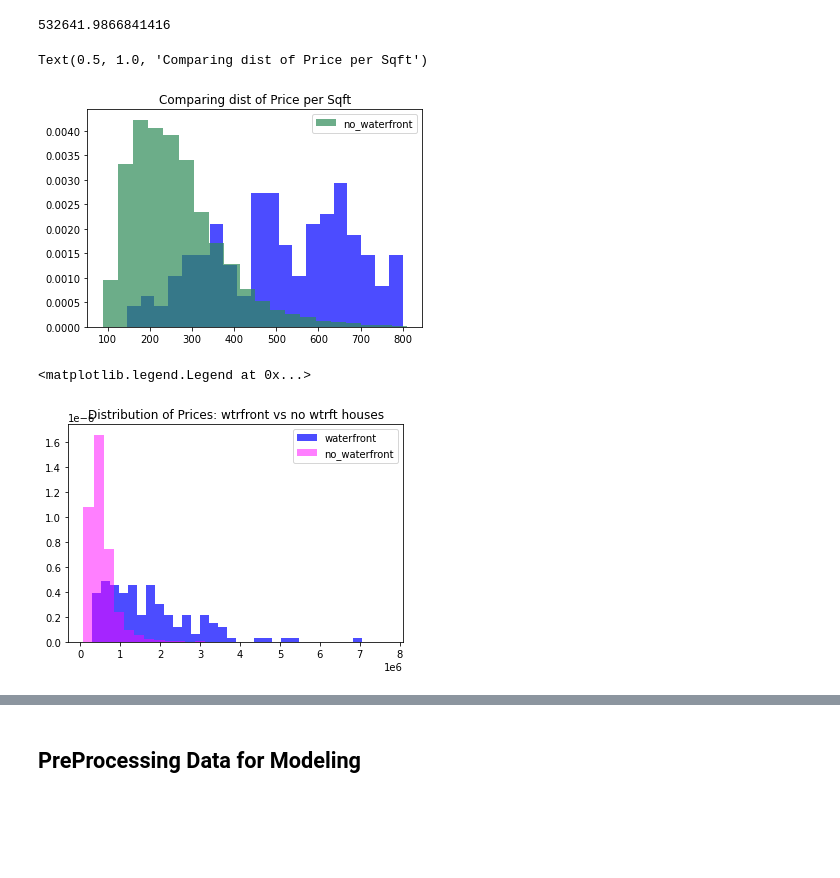
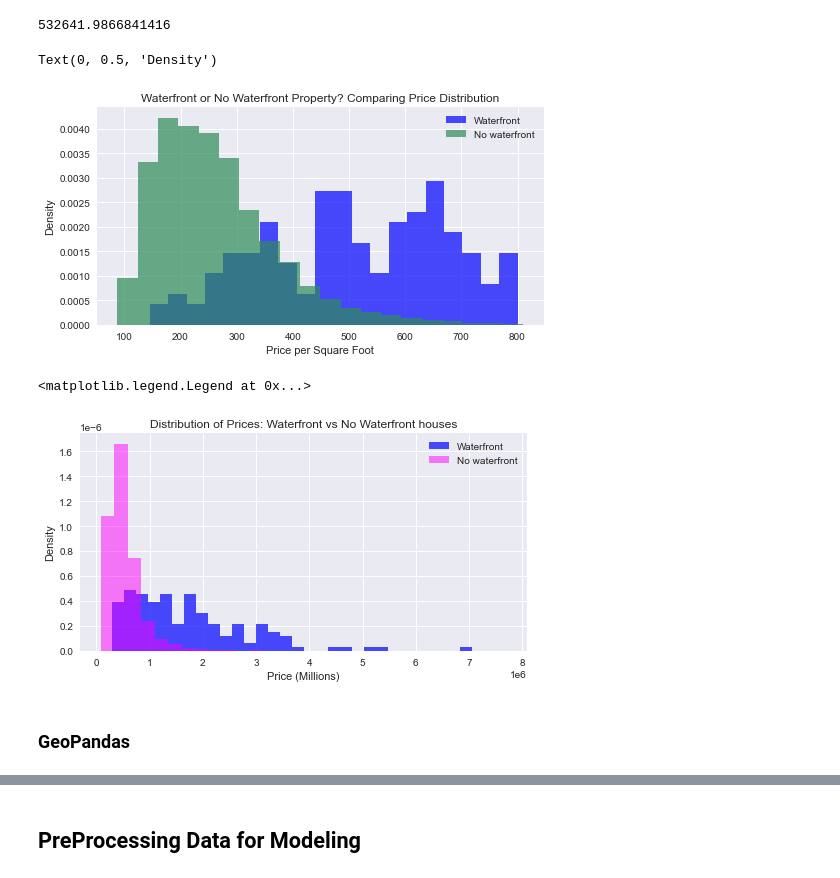
Before and after one commit to Luv2bnanook44/phase_2_project_quanggang, a Jupyter notebook: notebooks/jamie_notebook.ipynb, the cells around one changed output, grey strips where cells are left out. Saved outputs shown, nothing was run; the diff lists cells and outputs as text; code cells hidden in the pictures; blank space fills up the shorter version.

```diff
--- a/notebooks/jamie_notebook.ipynb
+++ b/notebooks/jamie_notebook.ipynb
@@ -556,20 +564,28 @@ df_wf['price'][df_wf['waterfront']==0.0].mean()
 # %%
 waterfront = df_wf['price_per_sqft'][df_wf['waterfront']==1]
 no_waterfront = df_wf['price_per_sqft'][df_wf['waterfront']==0]
-plt.hist(waterfront, bins=20, color='blue', density=True, alpha=.7)
-plt.hist(no_waterfront, bins=20, color='seagreen', density=True, alpha=.7, label='no_waterfront')
-plt.legend()
-plt.title('Comparing dist of Price per Sqft')
+fig, ax = plt.subplots(figsize=(8,4))
+ax.hist(waterfront, bins=20, color='blue', density=True, alpha=.7, label='Waterfront')
+ax.hist(no_waterfront, bins=20, color='seagreen', density=True, alpha=.7, label='No waterfront')
+ax.legend()
+ax.set_title('Waterfront or No Waterfront Property? Comparing Price Distribution')
+ax.set_xlabel('Price per Square Foot')
+ax.set_ylabel('Density')
 # %% [output]
-Text(0.5, 1.0, 'Comparing dist of Price per Sqft')
+Text(0, 0.5, 'Density')
-[figure, old version]
+[figure, new version]
 # %%
 waterfront = df_wf['price'][df_wf['waterfront']==1]
 no_waterfront = df_wf['price'][df_wf['waterfront']==0]
-plt.hist(waterfront, bins=30, color='blue', density=True, alpha=.7, label='waterfront')
-plt.hist(no_waterfront, bins=30, color='magenta', density=True, alpha=.5, label='no_waterfront')
-plt.title('Distribution of Prices: wtrfront vs no wtrft houses')
-plt.legend()
+fig, ax = plt.subplots(figsize=(8,4))
+ax.hist(waterfront, bins=30, color='blue', density=True, alpha=.7, label='Waterfront')
+ax.hist(no_waterfront, bins=30, color='magenta', density=True, alpha=.5, label='No waterfront')
+ax.set_title('Distribution of Prices: Waterfront vs No Waterfront houses')
+ax.set_xlabel('Price (Millions)')
+ax.set_ylabel('Density')
+ax.legend()
 # %% [output]
 <matplotlib.legend.Legend at 0x...>
-[figure, old version]
+[figure, new version]
+# %% [markdown]
+### GeoPandas
```
Also changed, not shown: parts of 12 cells of this notebook, 7 other files.
